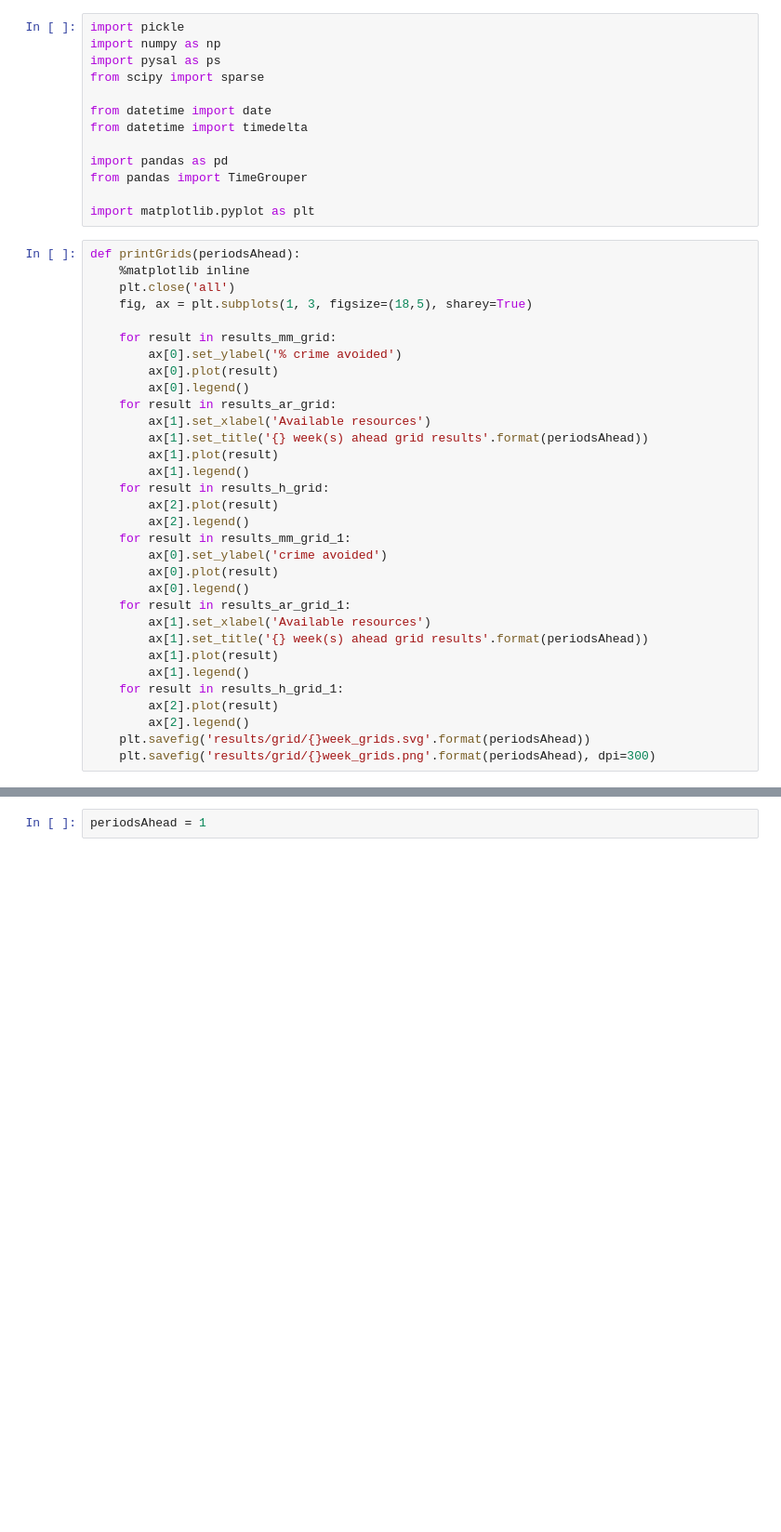
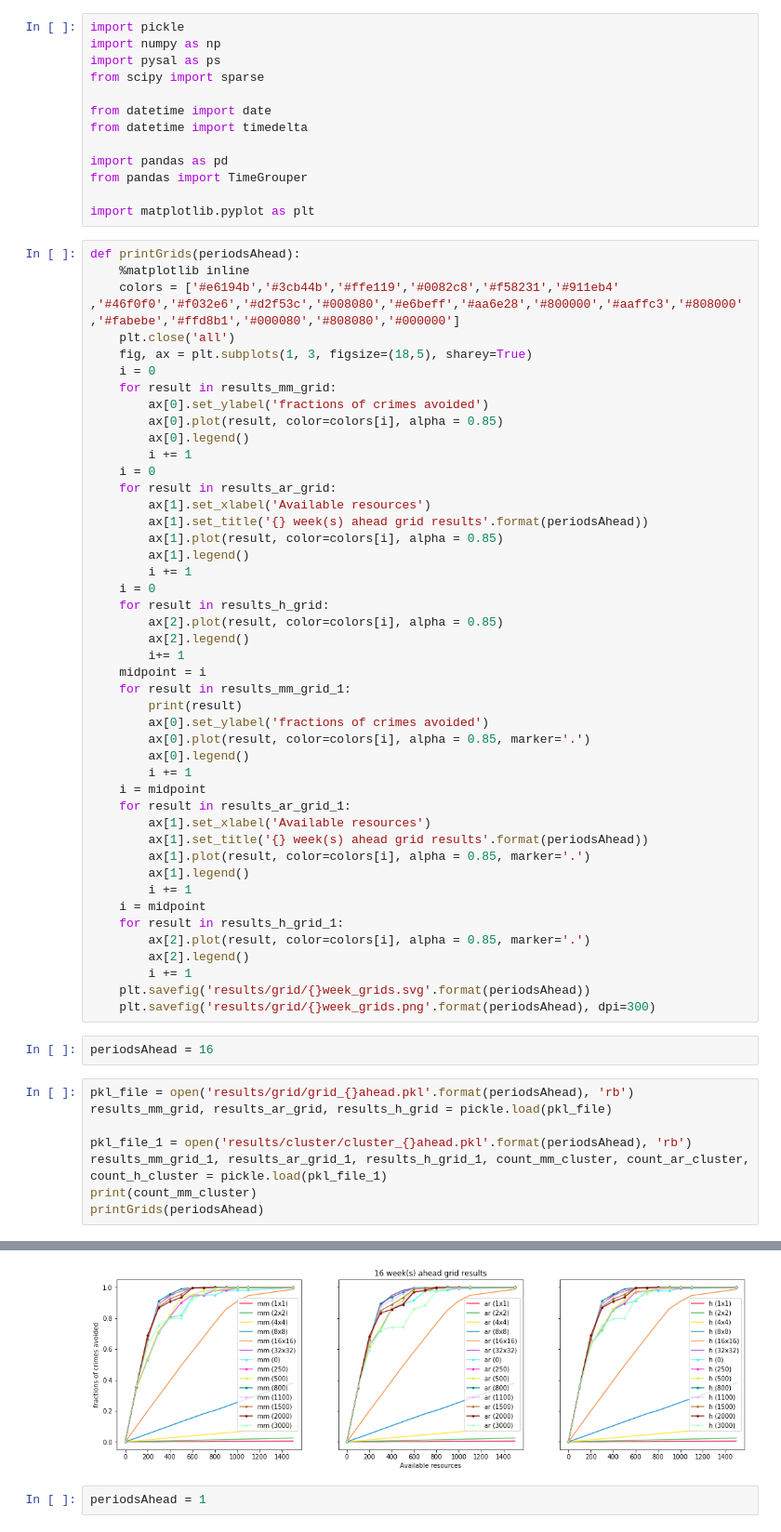
Before and after one commit to ethanol-cx/crime-prediction, a Jupyter notebook: Plots.ipynb, the cells around one changed output, grey strips where cells are left out. Shown at 93% size. Saved outputs shown, nothing was run; the diff lists cells and outputs as text; blank space fills up the shorter version.

```diff
--- a/Plots.ipynb
+++ b/Plots.ipynb
@@ -14,32 +14,56 @@ import matplotlib.pyplot as plt
 # %%
 def printGrids(periodsAhead):
     %matplotlib inline
+    colors = ['#e6194b','#3cb44b','#ffe119','#0082c8','#f58231','#911eb4' ,'#46f0f0','#f032e6','#d2f53c','#008080','#e6beff','#aa6e28','#800000','#aaffc3','#808000','#fabebe','#ffd8b1','#000080','#808080','#000000']
     plt.close('all')
     fig, ax = plt.subplots(1, 3, figsize=(18,5), sharey=True)
-
+    i = 0
     for result in results_mm_grid:
-        ax[0].set_ylabel('% crime avoided')
-        ax[0].plot(result)
+        ax[0].set_ylabel('fractions of crimes avoided')
+        ax[0].plot(result, color=colors[i], alpha = 0.85)
         ax[0].legend()
+        i += 1
+    i = 0
     for result in results_ar_grid:
         ax[1].set_xlabel('Available resources')
         ax[1].set_title('{} week(s) ahead grid results'.format(periodsAhead))
-        ax[1].plot(result)
+        ax[1].plot(result, color=colors[i], alpha = 0.85)
         ax[1].legend()
+        i += 1
+    i = 0
     for result in results_h_grid:
-        ax[2].plot(result)
+        ax[2].plot(result, color=colors[i], alpha = 0.85)
         ax[2].legend()
+        i+= 1
+    midpoint = i
     for result in results_mm_grid_1:
-        ax[0].set_ylabel('crime avoided')
-        ax[0].plot(result)
+        print(result)
+        ax[0].set_ylabel('fractions of crimes avoided')
+        ax[0].plot(result, color=colors[i], alpha = 0.85, marker='.')
         ax[0].legend()
+        i += 1
+    i = midpoint
     for result in results_ar_grid_1:
         ax[1].set_xlabel('Available resources')
         ax[1].set_title('{} week(s) ahead grid results'.format(periodsAhead))
-        ax[1].plot(result)
+        ax[1].plot(result, color=colors[i], alpha = 0.85, marker='.')
         ax[1].legend()
+        i += 1
+    i = midpoint
     for result in results_h_grid_1:
-        ax[2].plot(result)
+        ax[2].plot(result, color=colors[i], alpha = 0.85, marker='.')
         ax[2].legend()
+        i += 1
     plt.savefig('results/grid/{}week_grids.svg'.format(periodsAhead))
     plt.savefig('results/grid/{}week_grids.png'.format(periodsAhead), dpi=300)
+# %%
+periodsAhead = 16
+# %%
+pkl_file = open('results/grid/grid_{}ahead.pkl'.format(periodsAhead), 'rb')
+results_mm_grid, results_ar_grid, results_h_grid = pickle.load(pkl_file)
+
+pkl_file_1 = open('results/cluster/cluster_{}ahead.pkl'.format(periodsAhead), 'rb')
+results_mm_grid_1, results_ar_grid_1, results_h_grid_1, count_mm_cluster, count_ar_cluster, count_h_cluster = pickle.load(pkl_file_1)
+print(count_mm_cluster)
+printGrids(periodsAhead)
+# %% [output]
@@ -46,3 +87,4 @@ def printGrids(periodsAhead):
+[figure, added]
 # %%
 periodsAhead = 1
 # %%
```
Also changed, not shown: parts of 3 cells of this notebook, 17 other files.
